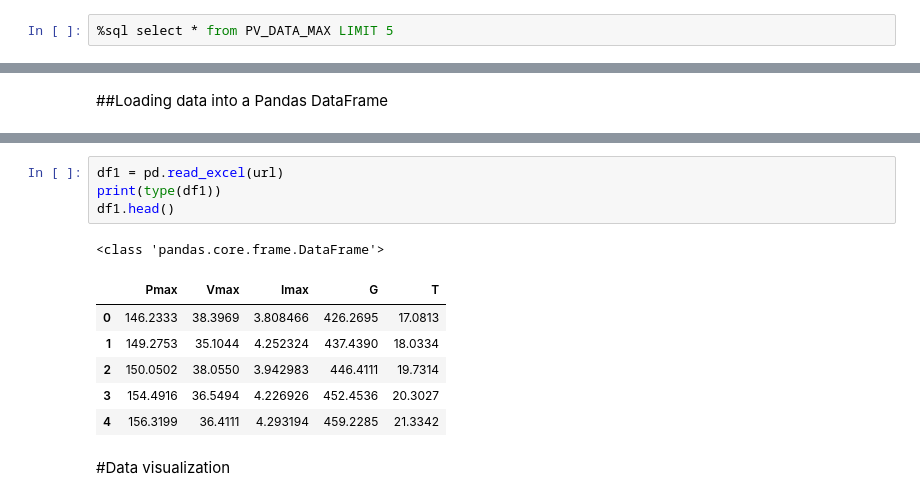
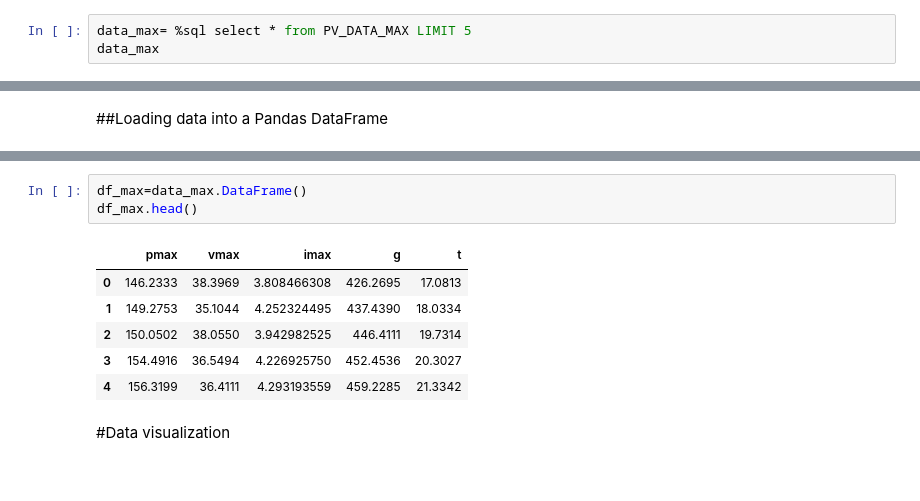
Before and after one commit to Mohamed-derbeli/ML-for-maximum-power-point-tracking-prediction-in-PV-system, a Jupyter notebook: ML_for_MPPT_prediction_in_PV_system.ipynb, the cells around one changed output, grey strips where cells are left out. Cells and saved outputs as stored; diff of their text form.

```diff
--- a/ML_for_MPPT_prediction_in_PV_system.ipynb
+++ b/ML_for_MPPT_prediction_in_PV_system.ipynb
@@ -81,7 +82,8 @@ Done.
 | 0E-9 | 6.131591797 | 88.80615234 | 0.866532888 | 0.917970148 | 0.795451323 | 0E-9 | 7.083740234 | 88.62304688 | 0.270747444 | 43.17527215 | 11.68959458 | ... |
 | 0E-9 | 6.131591797 | 88.80615234 | 0.866532888 | 0.917970148 | 0.795451323 | 0E-9 | 7.083740234 | 88.62304688 | 0.270747444 | 43.17527215 | 11.68959458 | ... |
 # %%
-%sql select * from PV_DATA_MAX LIMIT 5
+data_max= %sql select * from PV_DATA_MAX LIMIT 5
+data_max
 # %% [output]
  * ibm_db_sa://wzw37676:***@55fbc997-9266-4331-afd3-888b05e734c0.bs2io90l08kqb1od8lcg.databases.appdomain.cloud:31929/bludb
 Done.
@@ -114,15 +108,13 @@ url = 'https://github.com/Mohamed-derbeli/ML-for-maximum-power-point-tracking-pr
-# %%
-df1 = pd.read_excel(url)
-print(type(df1))
-df1.head()
-# %% [output]
-<class 'pandas.core.frame.DataFrame'>
-|  | Pmax | Vmax | Imax | G | T |
-| 0 | 146.2333 | 38.3969 | 3.808466 | 426.2695 | 17.0813 |
-| 1 | 149.2753 | 35.1044 | 4.252324 | 437.4390 | 18.0334 |
-| 2 | 150.0502 | 38.0550 | 3.942983 | 446.4111 | 19.7314 |
-| 3 | 154.4916 | 36.5494 | 4.226926 | 452.4536 | 20.3027 |
-| 4 | 156.3199 | 36.4111 | 4.293194 | 459.2285 | 21.3342 |
+# %%
+df_max=data_max.DataFrame()
+df_max.head()
+# %% [output]
+|  | pmax | vmax | imax | g | t |
+| 0 | 146.2333 | 38.3969 | 3.808466308 | 426.2695 | 17.0813 |
+| 1 | 149.2753 | 35.1044 | 4.252324495 | 437.4390 | 18.0334 |
+| 2 | 150.0502 | 38.0550 | 3.942982525 | 446.4111 | 19.7314 |
+| 3 | 154.4916 | 36.5494 | 4.226925750 | 452.4536 | 20.3027 |
+| 4 | 156.3199 | 36.4111 | 4.293193559 | 459.2285 | 21.3342 |
 # %% [markdown]
 #Data visualization
 # %%
```
Also changed, not shown: parts of 6 cells of this notebook.
